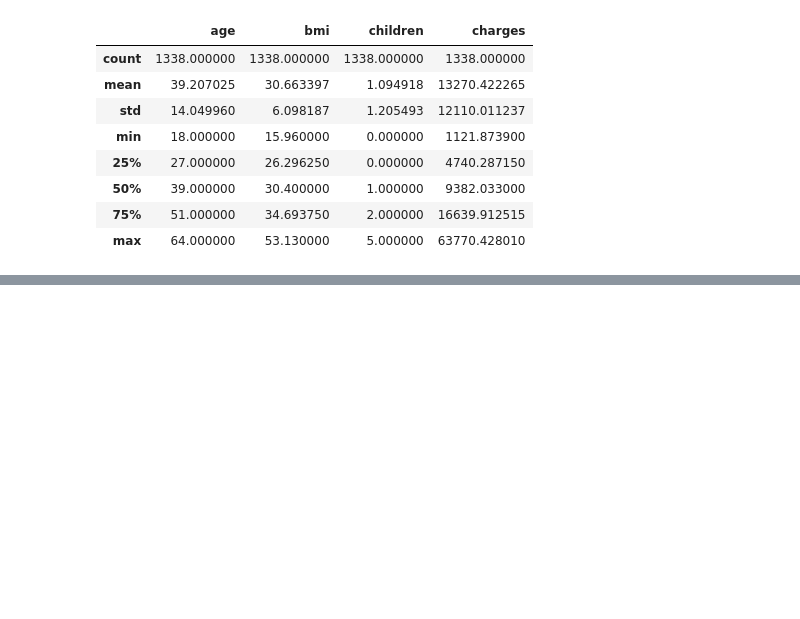
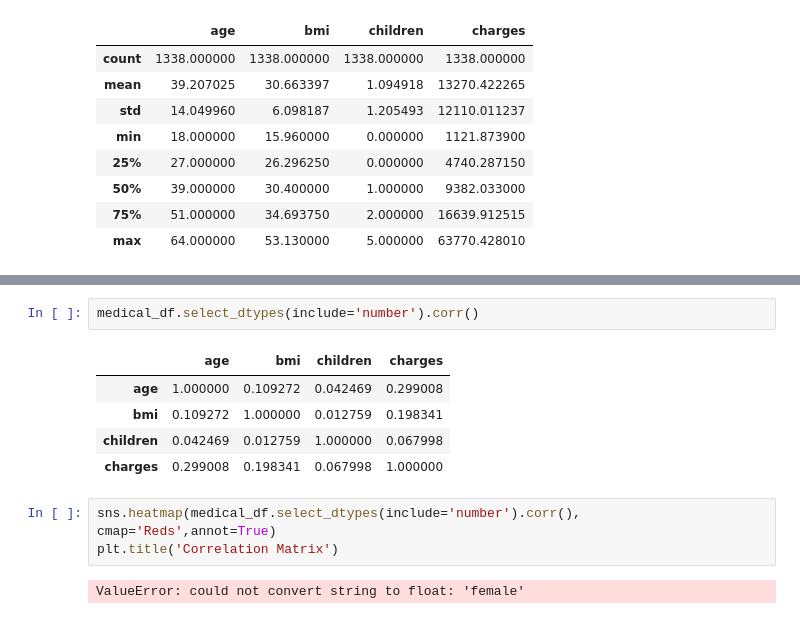
Before and after one commit to Gourav7924/Linear-Regression, a Jupyter notebook: project1.ipynb, the cells around one changed output, grey strips where cells are left out. Drawn from its saved outputs; the diff is of its cells as text; blank space fills up the shorter version.

```diff
--- a/project1.ipynb
+++ b/project1.ipynb
@@ -54,0 +172,13 @@ medical_df.describe()
+# %%
+medical_df.select_dtypes(include='number').corr()
+# %% [output]
+|  | age | bmi | children | charges |
+| age | 1.000000 | 0.109272 | 0.042469 | 0.299008 |
+| bmi | 0.109272 | 1.000000 | 0.012759 | 0.198341 |
+| children | 0.042469 | 0.012759 | 1.000000 | 0.067998 |
+| charges | 0.299008 | 0.198341 | 0.067998 | 1.000000 |
+# %%
+sns.heatmap(medical_df.select_dtypes(include='number').corr(), cmap='Reds',annot=True)
+plt.title('Correlation Matrix')
+# %% [output]
+ValueError: could not convert string to float: 'female'
```
Also changed, not shown: parts of 26 cells of this notebook.
